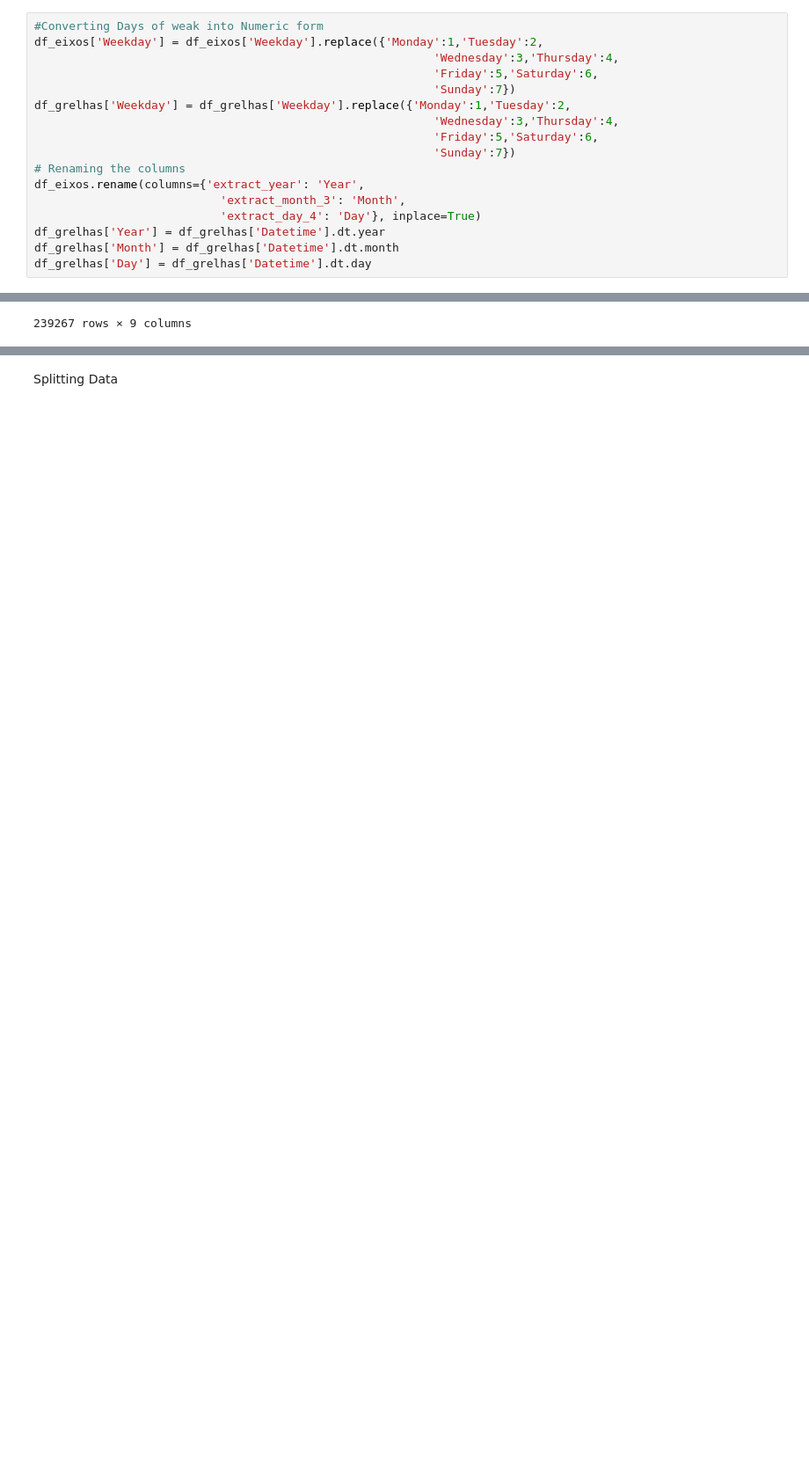
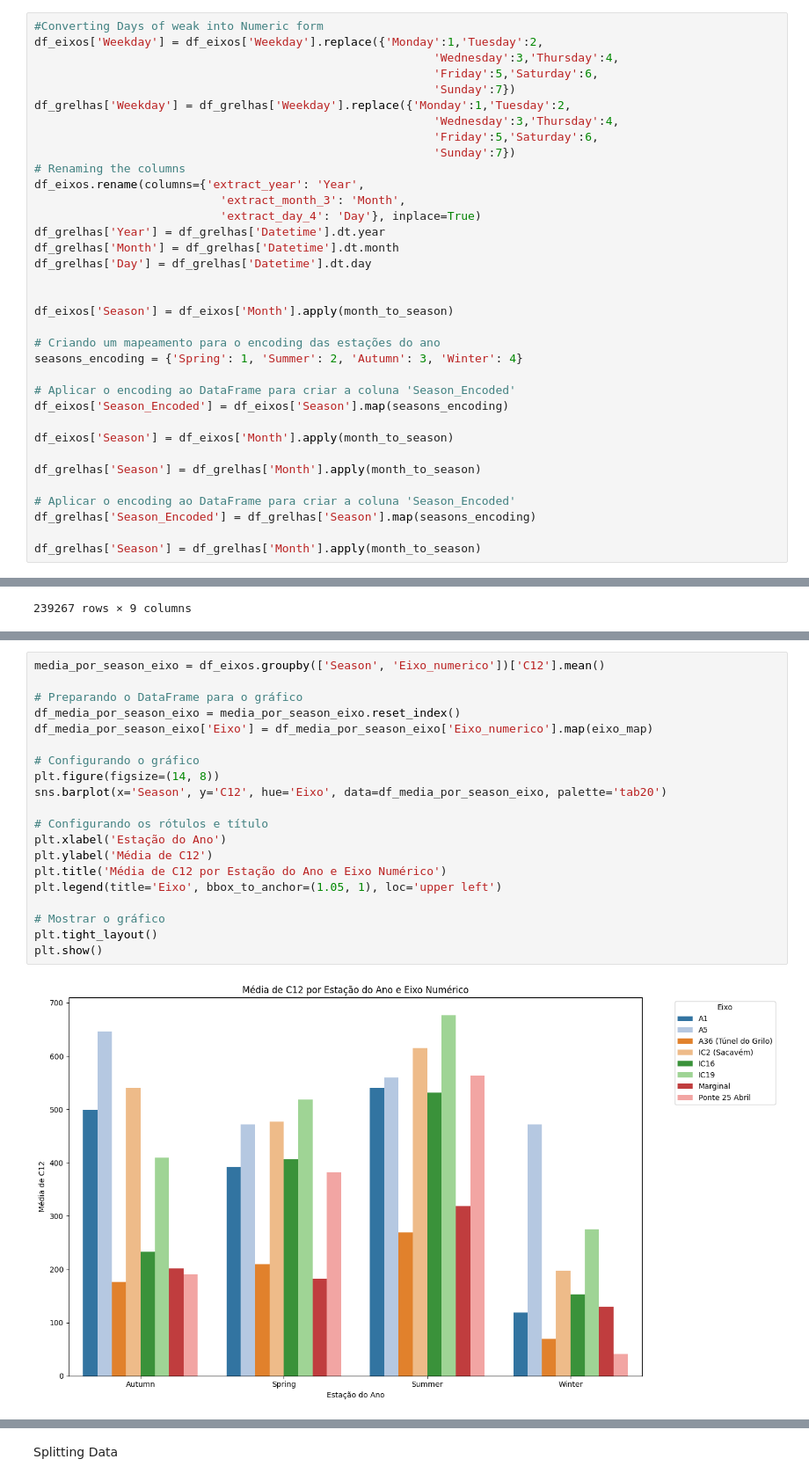
Before and after one commit to a-proenca/LAD, a Jupyter notebook: LAD_22_23.ipynb, the cells around one changed output, grey strips where cells are left out. Shown: that part at 88% size. Cells and saved outputs as stored; diff of their text form; blank space fills up the shorter version.

```diff
--- a/LAD_22_23.ipynb
+++ b/LAD_22_23.ipynb
@@ -422,6 +516,24 @@ df_eixos.rename(columns={'extract_year': 'Year',
 df_grelhas['Year'] = df_grelhas['Datetime'].dt.year
 df_grelhas['Month'] = df_grelhas['Datetime'].dt.month
 df_grelhas['Day'] = df_grelhas['Datetime'].dt.day
+
+
+df_eixos['Season'] = df_eixos['Month'].apply(month_to_season)
+
+# Criando um mapeamento para o encoding das estações do ano
+seasons_encoding = {'Spring': 1, 'Summer': 2, 'Autumn': 3, 'Winter': 4}
+
+# Aplicar o encoding ao DataFrame para criar a coluna 'Season_Encoded'
+df_eixos['Season_Encoded'] = df_eixos['Season'].map(seasons_encoding)
+
+df_eixos['Season'] = df_eixos['Month'].apply(month_to_season)
+
+df_grelhas['Season'] = df_grelhas['Month'].apply(month_to_season)
+
+# Aplicar o encoding ao DataFrame para criar a coluna 'Season_Encoded'
+df_grelhas['Season_Encoded'] = df_grelhas['Season'].map(seasons_encoding)
+
+df_grelhas['Season'] = df_grelhas['Month'].apply(month_to_season)
 # %% [markdown]
 Data Analysis
 # %% [markdown]
@@ -628,3 +740,25 @@ plt.tight_layout()
 plt.show()
 # %% [output]
 [figure]
+# %%
+media_por_season_eixo = df_eixos.groupby(['Season', 'Eixo_numerico'])['C12'].mean()
+
+# Preparando o DataFrame para o gráfico
+df_media_por_season_eixo = media_por_season_eixo.reset_index()
+df_media_por_season_eixo['Eixo'] = df_media_por_season_eixo['Eixo_numerico'].map(eixo_map)
+
+# Configurando o gráfico
+plt.figure(figsize=(14, 8))
+sns.barplot(x='Season', y='C12', hue='Eixo', data=df_media_por_season_eixo, palette='tab20')
+
+# Configurando os rótulos e título
+plt.xlabel('Estação do Ano')
+plt.ylabel('Média de C12')
+plt.title('Média de C12 por Estação do Ano e Eixo Numérico')
+plt.legend(title='Eixo', bbox_to_anchor=(1.05, 1), loc='upper left')
+
+# Mostrar o gráfico
+plt.tight_layout()
+plt.show()
+# %% [output]
+[figure, added]
```
Also changed, not shown: parts of 12 cells of this notebook.
